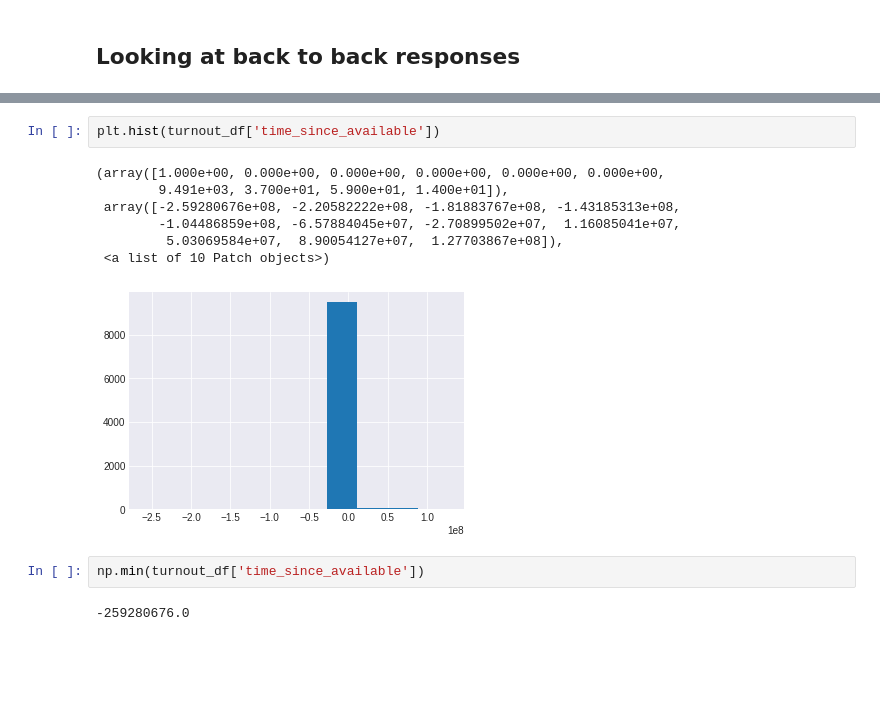
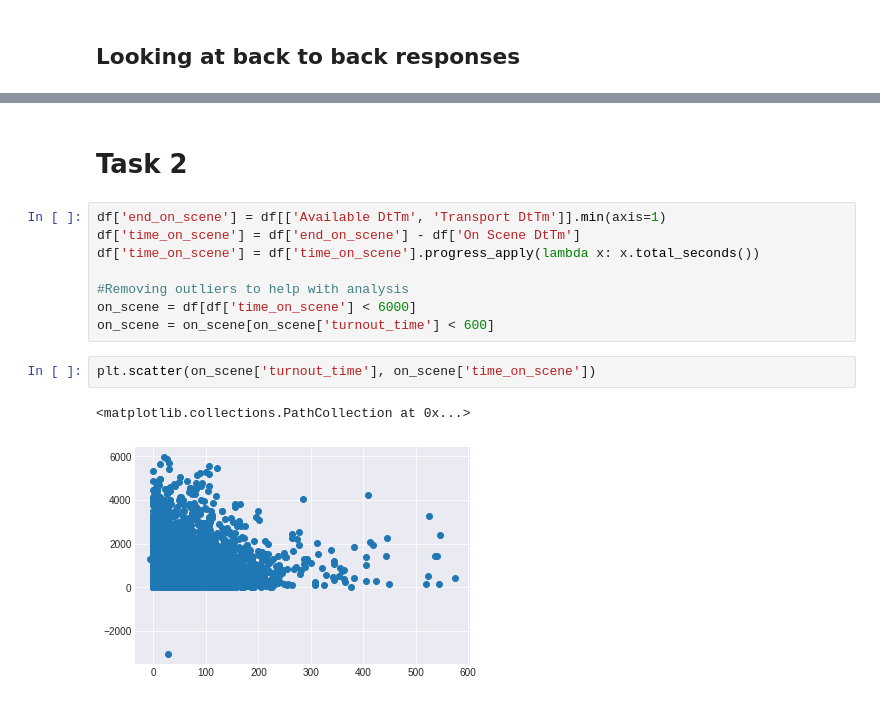
Before and after one commit to andersonad/PE_take_home, a Jupyter notebook: take_home_notebook.ipynb, the cells around one changed output, grey strips where cells are left out. Cells and saved outputs as stored; diff of their text form; blank space fills up the shorter version.

Commit message:
Task 2

```diff
--- a/take_home_notebook.ipynb
+++ b/take_home_notebook.ipynb
@@ -134,14 +136,15 @@ Text(0, 0.5, 'Percentile')
-# %%
-plt.hist(turnout_df['time_since_available'])
-# %% [output]
-(array([1.000e+00, 0.000e+00, 0.000e+00, 0.000e+00, 0.000e+00, 0.000e+00,
-        9.491e+03, 3.700e+01, 5.900e+01, 1.400e+01]),
- array([-2.59280676e+08, -2.20582222e+08, -1.81883767e+08, -1.43185313e+08,
-        -1.04486859e+08, -6.57884045e+07, -2.70899502e+07,  1.16085041e+07,
-         5.03069584e+07,  8.90054127e+07,  1.27703867e+08]),
- <a list of 10 Patch objects>)
-[figure, removed]
-# %%
-np.min(turnout_df['time_since_available'])
-# %% [output]
--259280676.0
+# %% [markdown]
+# Task 2
+# %%
+df['end_on_scene'] = df[['Available DtTm', 'Transport DtTm']].min(axis=1)
+df['time_on_scene'] = df['end_on_scene'] - df['On Scene DtTm']
+df['time_on_scene'] = df['time_on_scene'].progress_apply(lambda x: x.total_seconds())
+
+#Removing outliers to help with analysis
+on_scene = df[df['time_on_scene'] < 6000]
+on_scene = on_scene[on_scene['turnout_time'] < 600]
+# %%
+plt.scatter(on_scene['turnout_time'], on_scene['time_on_scene'])
+# %% [output]
+<matplotlib.collections.PathCollection at 0x...>
+[figure, added]
```
Also changed, not shown: parts of 3 cells of this notebook.
